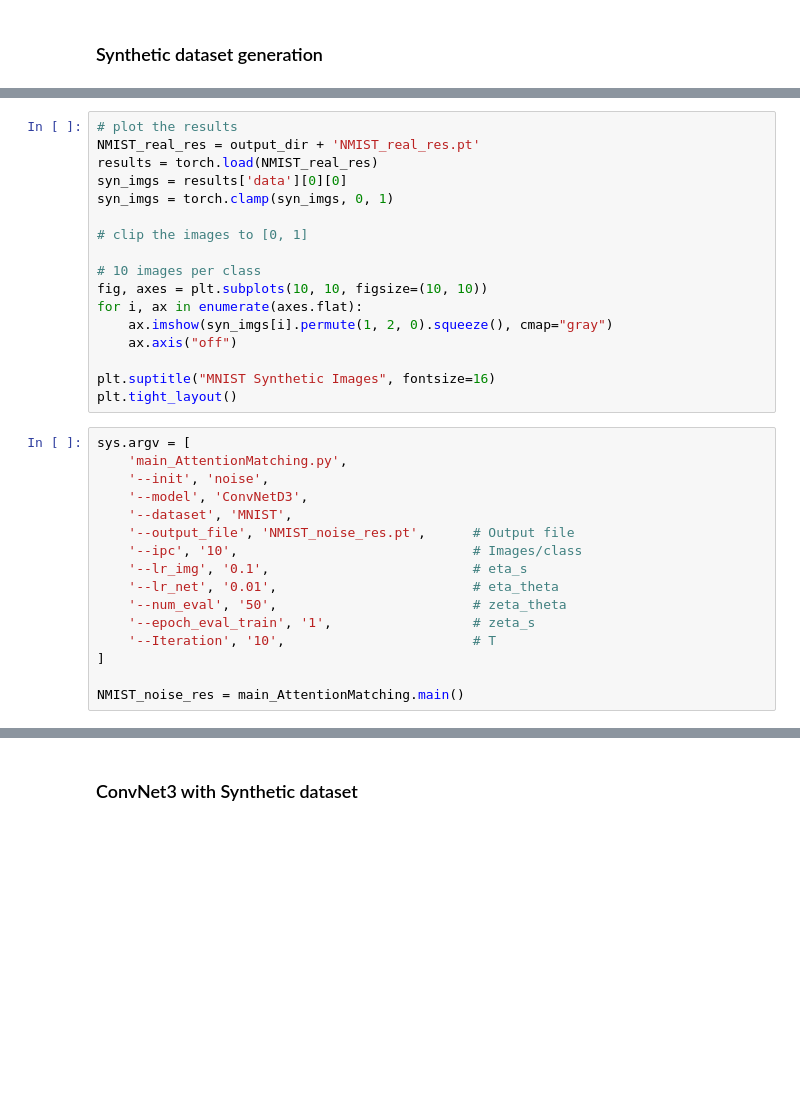
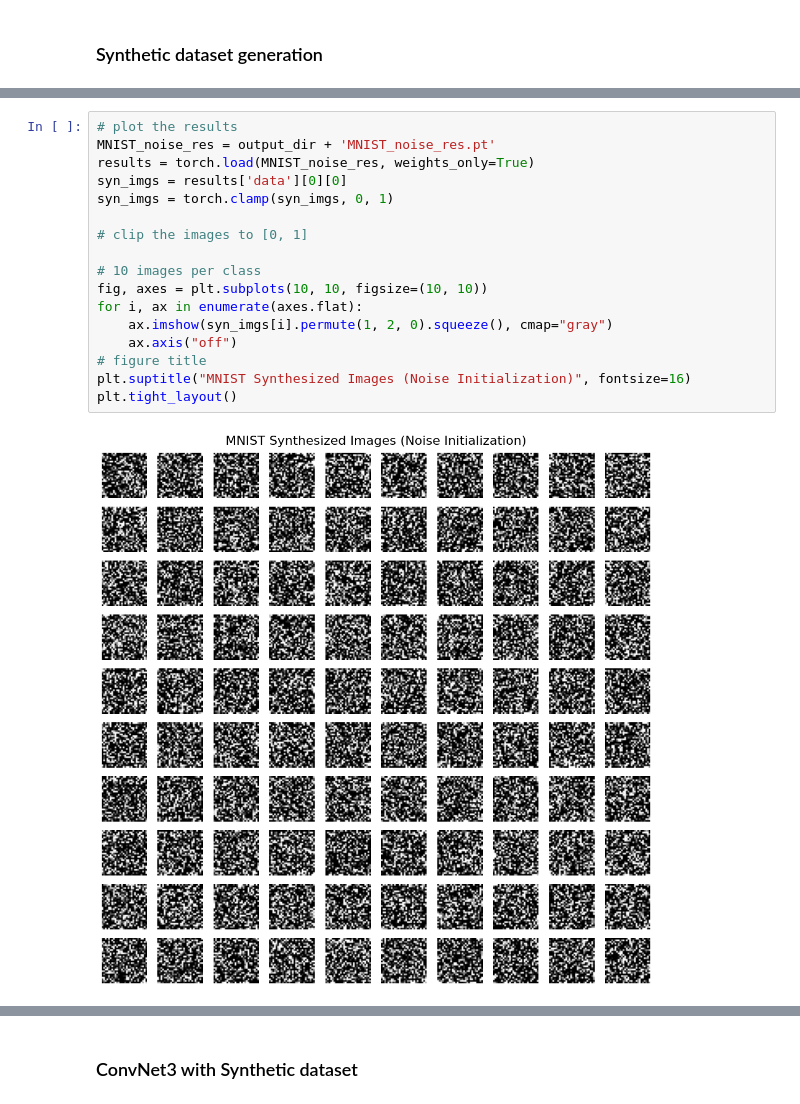
Before and after one commit to Swapnil949/ECE1512_2024F_ProjectRepo_SwapnilPatel, a Jupyter notebook: project_A/src/task1.ipynb, the cells around one changed output, grey strips where cells are left out. Saved outputs shown, nothing was run; the diff lists cells and outputs as text; blank space fills up the shorter version.

```diff
--- a/project_A/src/task1.ipynb
+++ b/project_A/src/task1.ipynb
@@ -183,35 +1930,21 @@ NMIST_real_res = main_AttentionMatching.main()
 # %%
 # plot the results
-NMIST_real_res = output_dir + 'NMIST_real_res.pt'
-results = torch.load(NMIST_real_res)
+MNIST_noise_res = output_dir + 'MNIST_noise_res.pt'
+results = torch.load(MNIST_noise_res, weights_only=True)
 syn_imgs = results['data'][0][0]
 syn_imgs = torch.clamp(syn_imgs, 0, 1)
 
 # clip the images to [0, 1]
 
 # 10 images per class
 fig, axes = plt.subplots(10, 10, figsize=(10, 10))
 for i, ax in enumerate(axes.flat):
     ax.imshow(syn_imgs[i].permute(1, 2, 0).squeeze(), cmap="gray")
     ax.axis("off")
-
-plt.suptitle("MNIST Synthetic Images", fontsize=16)
+# figure title
+plt.suptitle("MNIST Synthesized Images (Noise Initialization)", fontsize=16)
 plt.tight_layout()
+# %% [output]
+[figure, added]
-# %%
-sys.argv = [
-    'main_AttentionMatching.py',
-    '--init', 'noise',
-    '--model', 'ConvNetD3',
-    '--dataset', 'MNIST',
-    '--output_file', 'NMIST_noise_res.pt',      # Output file
-    '--ipc', '10',                              # Images/class
-    '--lr_img', '0.1',                          # eta_s
-    '--lr_net', '0.01',                         # eta_theta
-    '--num_eval', '50',                         # zeta_theta
-    '--epoch_eval_train', '1',                  # zeta_s
-    '--Iteration', '10',                        # T
-]
-
-NMIST_noise_res = main_AttentionMatching.main()
 # %%
 # plot the results
```
Also changed, not shown: parts of 28 cells of this notebook.
